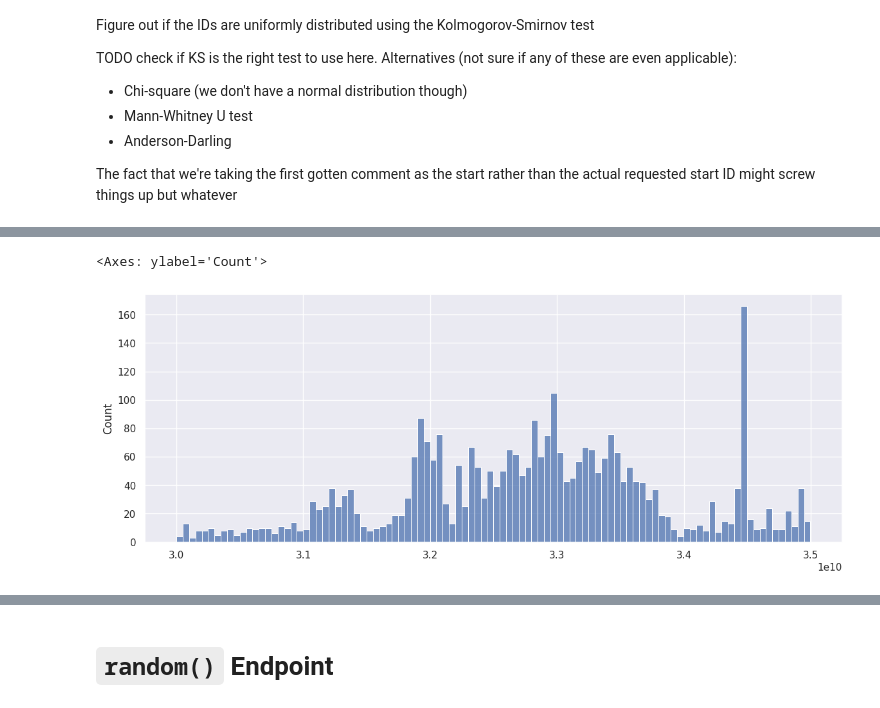
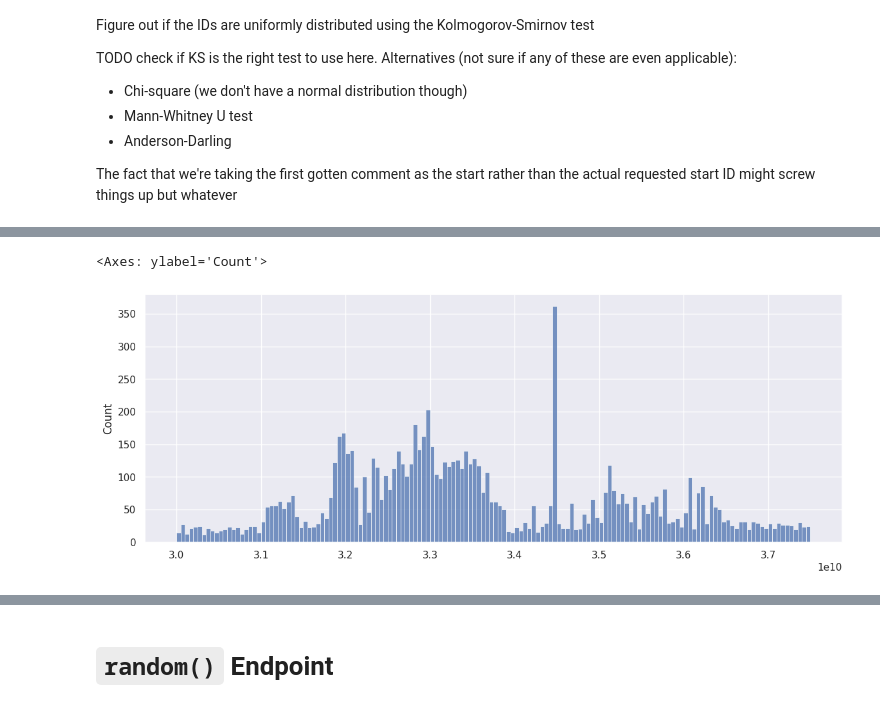
Before and after one commit to gems-cyberlang/cyberlang-learning, a Jupyter notebook: praw-comments-script/praw-playground.ipynb, the cells around one changed output, grey strips where cells are left out. Cells and saved outputs as stored; diff of their text form; code cells hidden in the pictures.

```diff
--- a/praw-comments-script/praw-playground.ipynb
+++ b/praw-comments-script/praw-playground.ipynb
@@ -403,15 +406,15 @@ sns.histplot(misses_actual, binwidth=1e8)
 # %%
 # Zoom in on the middle
 # Note: The counts won't match the ones above because the bin width is different
 
 # TODO How are you supposed to filter a series?
-weirdos = misses[lambda id: id <= 3.5e10][lambda id: 3e10 <= id]
+weirdos = misses[lambda id: id <= 3.75e10][lambda id: 3e10 <= id]
 
 plt.figure(figsize=(14, 5))
 sns.histplot(weirdos, binwidth=5e7)
 # %% [output]
 <Axes: ylabel='Count'>
-[figure, old version]
+[figure, new version]
 # %%
 # What portion of the requests we made actually returned something?
 all = len(df) / (len(df) + len(misses))
```
Also changed, not shown: parts of 29 cells of this notebook, 1 other file.
